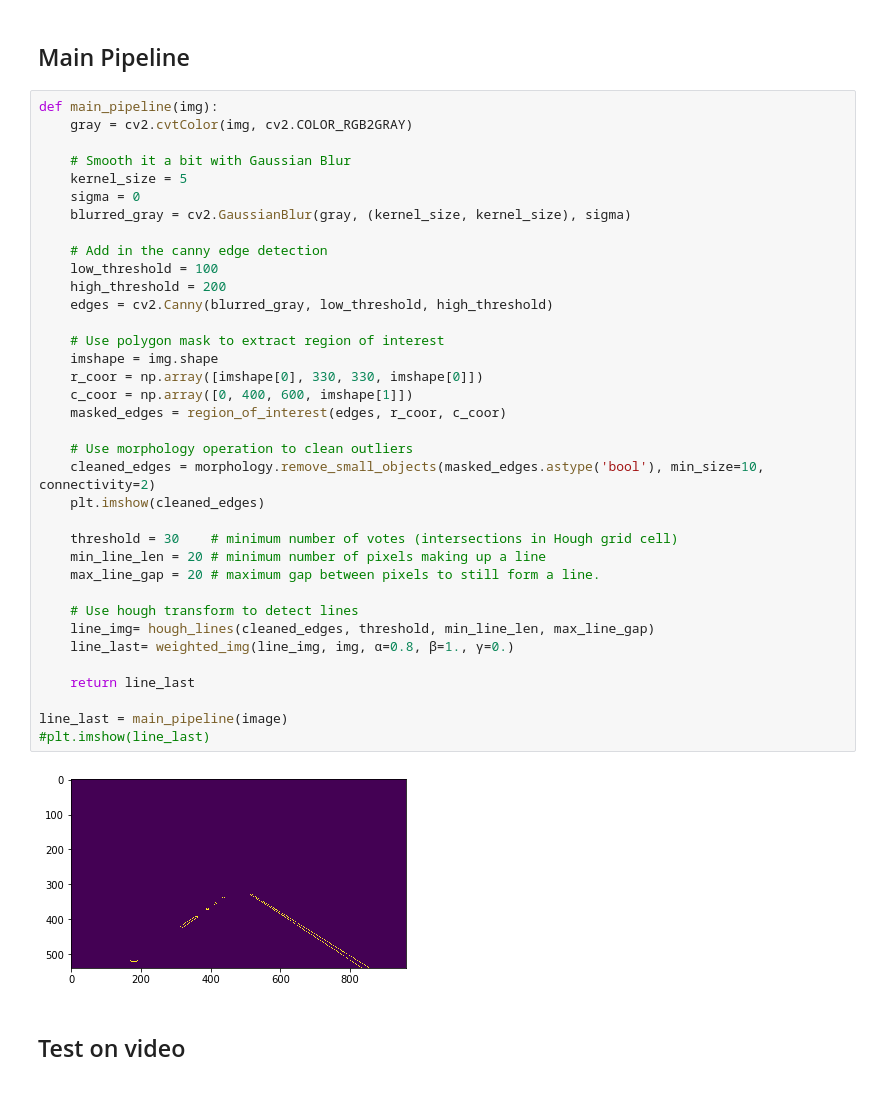
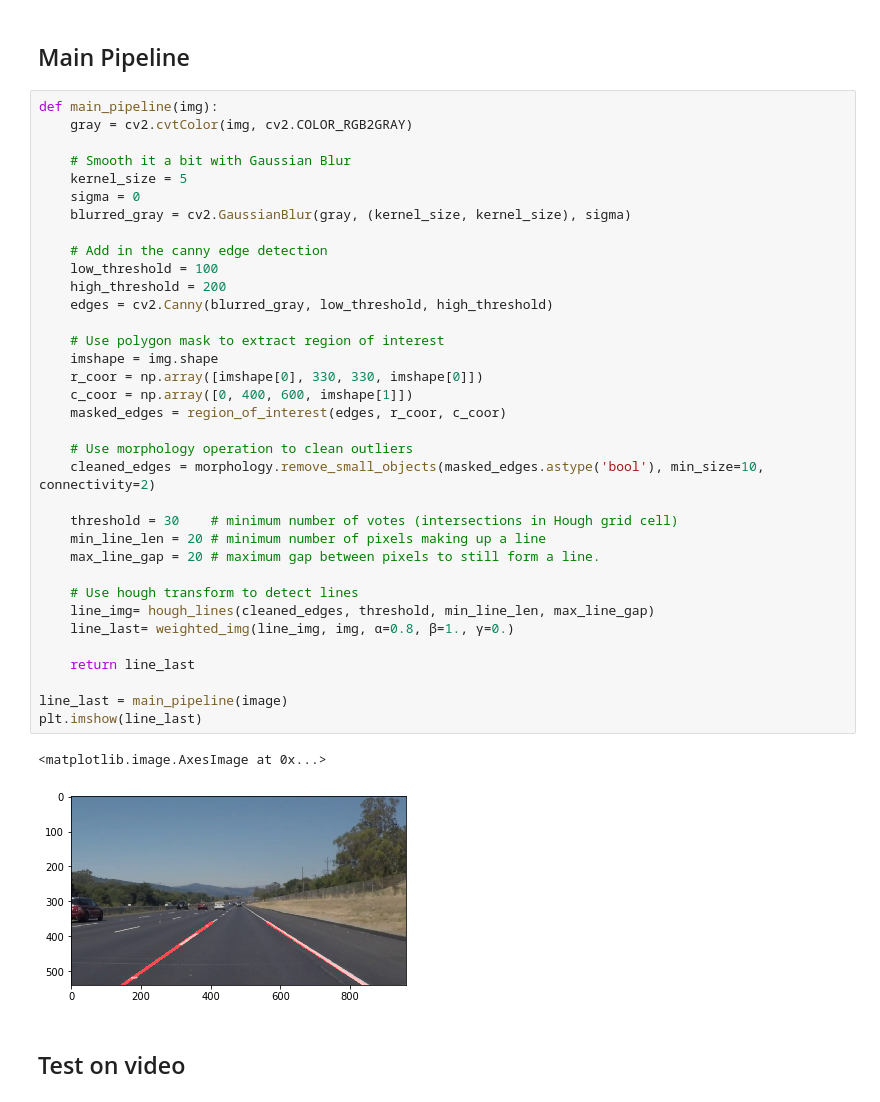
Before and after one commit to yantiz/Lane-Lines-Fitting, a Jupyter notebook: Lane-Lines-Fitting.ipynb, the cells around one changed output. Drawn from its saved outputs; the diff is of its cells as text.

```diff
--- a/Lane-Lines-Fitting.ipynb
+++ b/Lane-Lines-Fitting.ipynb
@@ -100,36 +100,36 @@ def main_pipeline(img):
     kernel_size = 5
     sigma = 0
     blurred_gray = cv2.GaussianBlur(gray, (kernel_size, kernel_size), sigma)
 
     # Add in the canny edge detection
     low_threshold = 100
     high_threshold = 200
     edges = cv2.Canny(blurred_gray, low_threshold, high_threshold)
 
     # Use polygon mask to extract region of interest
     imshape = img.shape
     r_coor = np.array([imshape[0], 330, 330, imshape[0]])
     c_coor = np.array([0, 400, 600, imshape[1]])
     masked_edges = region_of_interest(edges, r_coor, c_coor)
 
     # Use morphology operation to clean outliers
     cleaned_edges = morphology.remove_small_objects(masked_edges.astype('bool'), min_size=10, connectivity=2)
-    plt.imshow(cleaned_edges)
 
     threshold = 30    # minimum number of votes (intersections in Hough grid cell)
     min_line_len = 20 # minimum number of pixels making up a line
     max_line_gap = 20 # maximum gap between pixels to still form a line.
 
     # Use hough transform to detect lines
     line_img= hough_lines(cleaned_edges, threshold, min_line_len, max_line_gap)
     line_last= weighted_img(line_img, img, α=0.8, β=1., γ=0.)
 
     return line_last
 
 line_last = main_pipeline(image)
-#plt.imshow(line_last)
+plt.imshow(line_last)
 # %% [output]
+<matplotlib.image.AxesImage at 0x...>
-[figure, old version]
+[figure, new version]
 # %% [markdown]
 ## Test on video
 # %%
```
